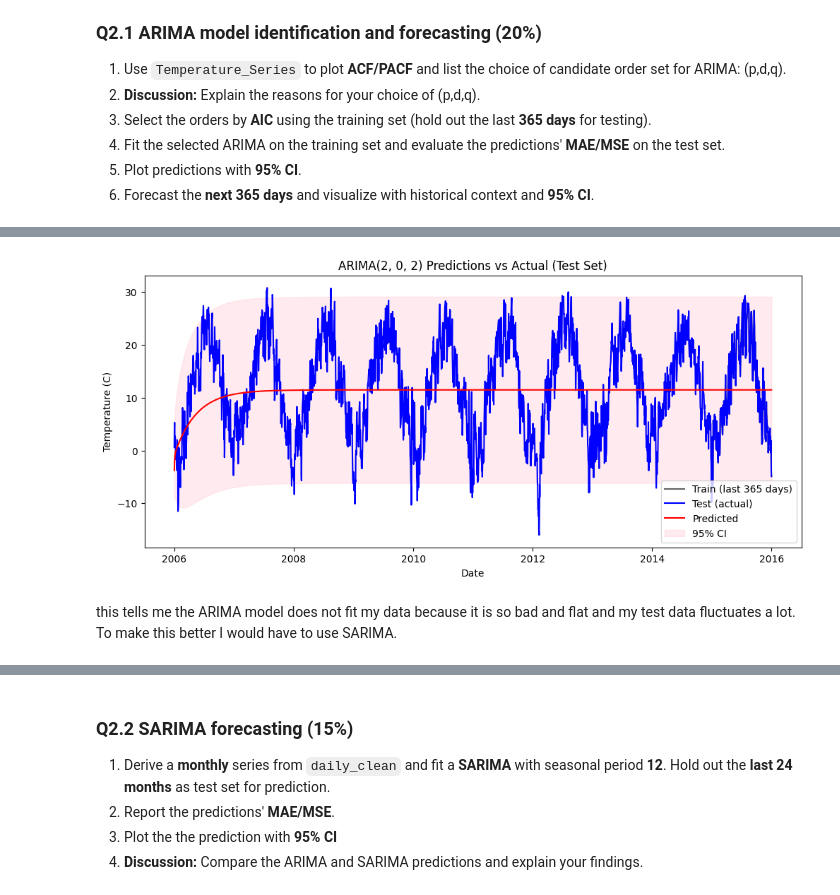
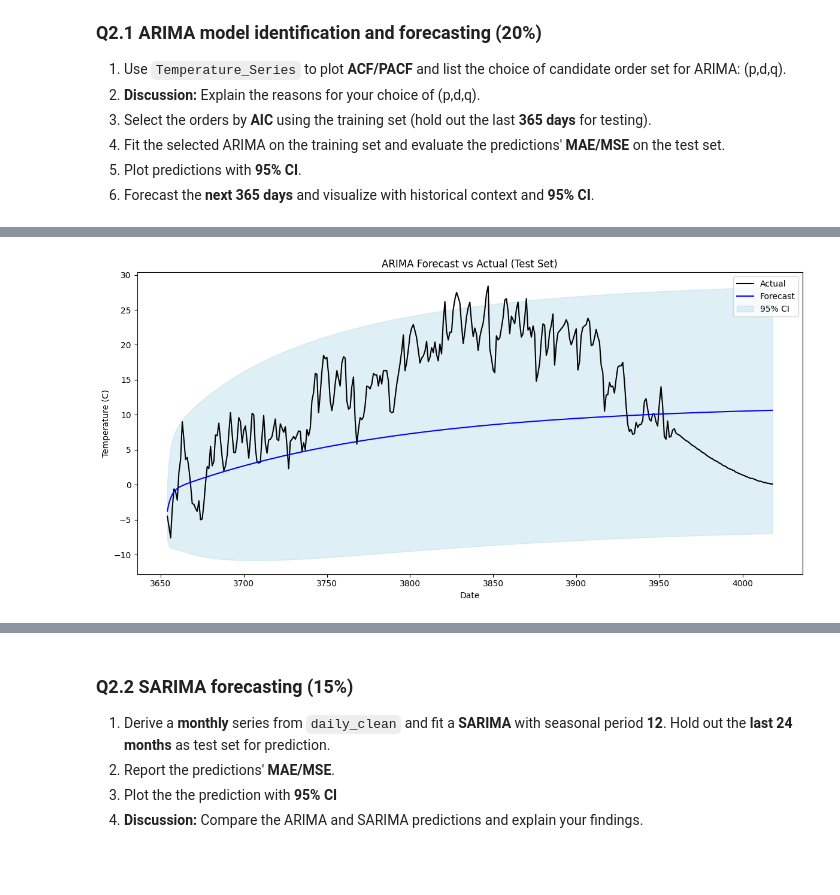
Before and after one commit to AdamDunn1437/4010_A1, a Jupyter notebook: Assignment1.ipynb, the cells around one changed output, grey strips where cells are left out. Cells and saved outputs as stored; diff of their text form; code cells hidden in the pictures; blank space fills up the shorter version.

```diff
--- a/Assignment1.ipynb
+++ b/Assignment1.ipynb
@@ -126,3 +138,5 @@ data_lti[["Temperature (C)", "Pressure (millibars)", "Humidity"]] = \
 # %%
-daily_clean=data_lti.copy()
+# Answer to Q1.2.3
+# Choose linear interpolation as the better method for this dataset
+daily_clean = df_imputed_linear
 # %% [markdown]
@@ -140,7 +154,8 @@ daily_clean=data_lti.copy()
 5. **Discussion:** Explain the reason for your choice of differencing technique for each series.
 6. **Discussion:** Would you difference a series that is already stationary by ADF? When might that still help?
 # %%
-#extract univariate series'
-temp_series=daily_clean['Temperature (C)']
-press_series=daily_clean['Pressure (millibars)']
+# Answer to Q1.3.1
+# Extract univariate series
+Temperature_Series = daily_clean['Temperature (C)']
+Pressure_Series = daily_clean['Pressure (millibars)']
 # %%
@@ -340,36 +364,15 @@ Test MSE: 78.0844
 # %%
-#forecast for test set using model
-forecast_steps = len(test)
-forecast = model_fit.get_forecast(steps=forecast_steps)
-pred_mean = forecast.predicted_mean
-pred_ci = forecast.conf_int(alpha=0.05) #upper and lower bounds of interval
-
-#reset indexes of outputs so that they line up with my test indexes
-pred_mean.index = test.index
-pred_ci.index = test.index
-
-#plot training test and predictions
-plt.figure(figsize=(12,5))
-#plot training set
-plt.plot(train.index[-365:], train[-365:], label='Train (last 365 days)', color='black', alpha=0.6)
-#plot actual test values
-plt.plot(test.index, test, label='Test (actual)', color='blue')
-#plot predictions
-plt.plot(pred_mean.index, pred_mean, label='Predicted', color='red')
-
-#plot 95% confidence interval
-plt.fill_between(pred_ci.index,
-                 pred_ci.iloc[:,0],
-                 pred_ci.iloc[:,1],
-                 color='pink', alpha=0.3, label='95% CI')
-
-plt.title(f"ARIMA{best_order} Predictions vs Actual (Test Set)")
-plt.xlabel("Date")
-plt.ylabel("Temperature (C)")
+# Answer to Q2.1.5
+plt.figure(figsize=(12,6))
+plt.plot(test.index, test, label='Actual', color='black')
+plt.plot(test.index, forecast_mean, label='Forecast', color='blue')
+plt.fill_between(test.index, forecast_ci.iloc[:,0], forecast_ci.iloc[:,1], color='lightblue', alpha=0.4, label='95% CI')
+plt.title('ARIMA Forecast vs Actual (Test Set)')
+plt.xlabel('Date')
+plt.ylabel('Temperature (C)')
 plt.legend()
+plt.tight_layout()
 plt.show()
 # %% [output]
-[figure, old version]
+[figure, new version]
-# %% [markdown]
-this tells me the ARIMA model does not fit my data because it is so bad and flat and my test data fluctuates a lot. To make this better I would have to use SARIMA.
 # %%
```
Also changed, not shown: parts of 39 cells of this notebook.
